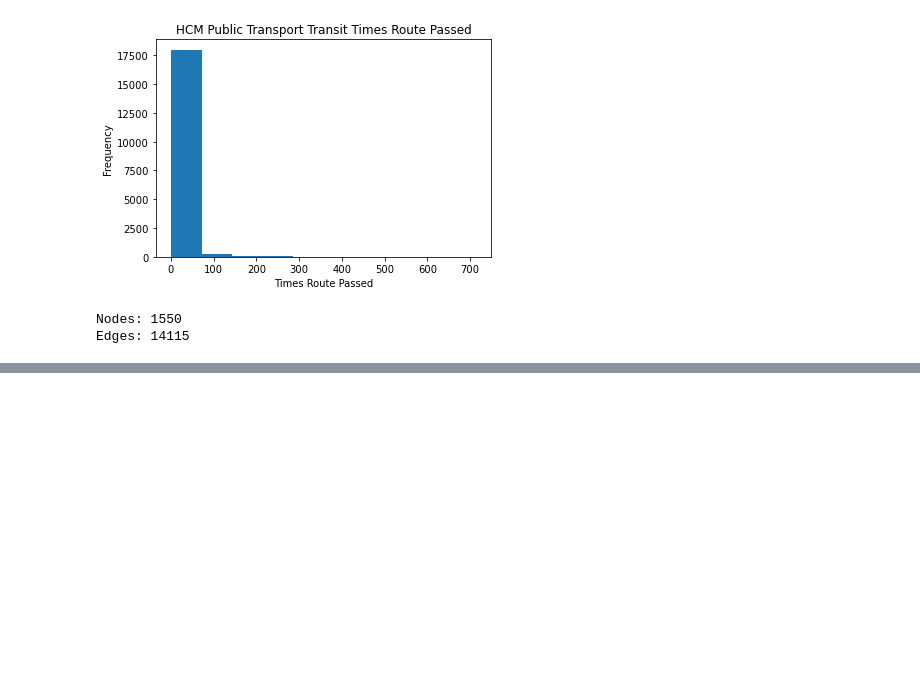
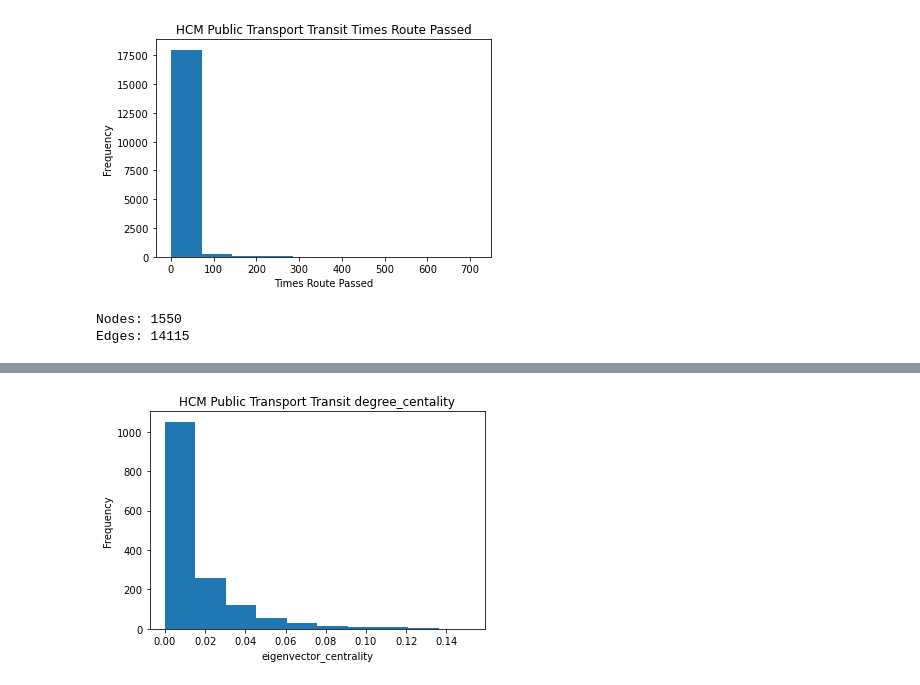
Before and after one commit to Huy-LichHoang/SNA2002, a Jupyter notebook: analysis.ipynb, the cells around one changed output, grey strips where cells are left out. Drawn from its saved outputs; the diff is of its cells as text; code cells hidden in the pictures; blank space fills up the shorter version.

```diff
--- a/analysis.ipynb
+++ b/analysis.ipynb
@@ -200,0 +219,8 @@ Edges: 14115
+# %%
+plt.hist(nx.eigenvector_centrality(G_transit).values())
+plt.xlabel('eigenvector_centrality')
+plt.ylabel('Frequency')
+plt.title('HCM Public Transport Transit degree_centality')
+plt.savefig('eigenvector_centrality.jpg', dpi=300)
+# %% [output]
+[figure, added]
```
Also changed, not shown: parts of 21 cells of this notebook, 14 other files.
